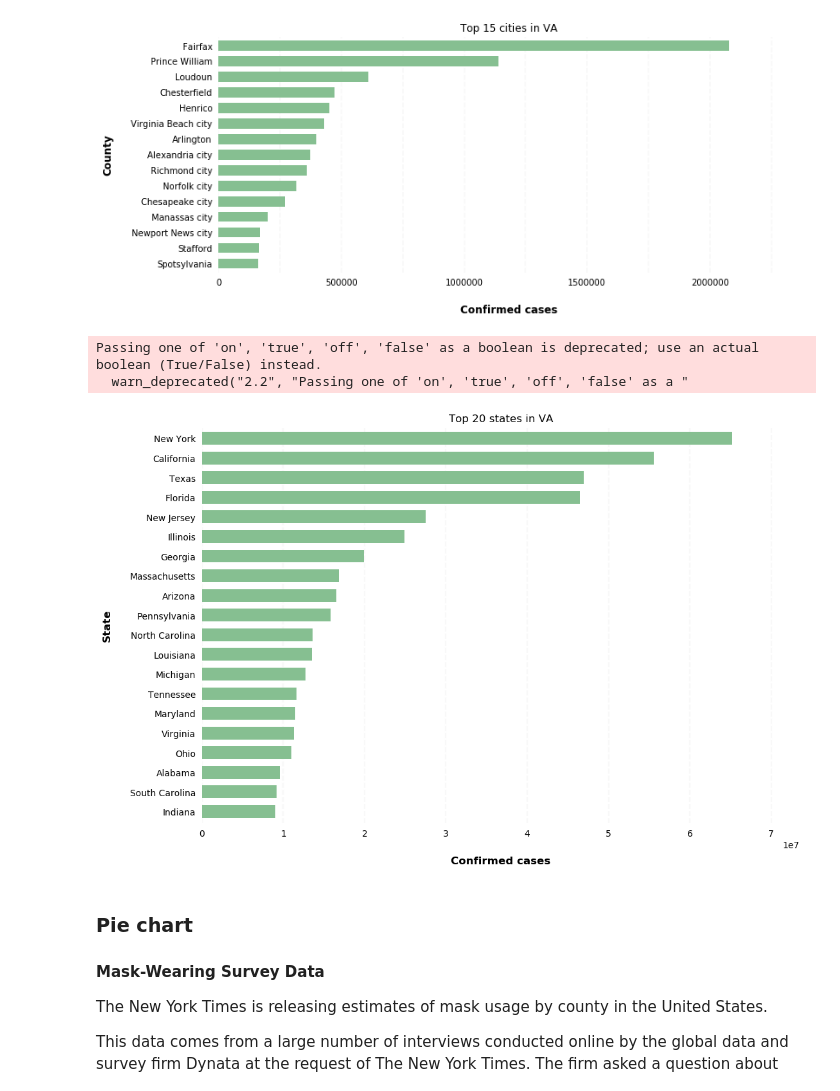
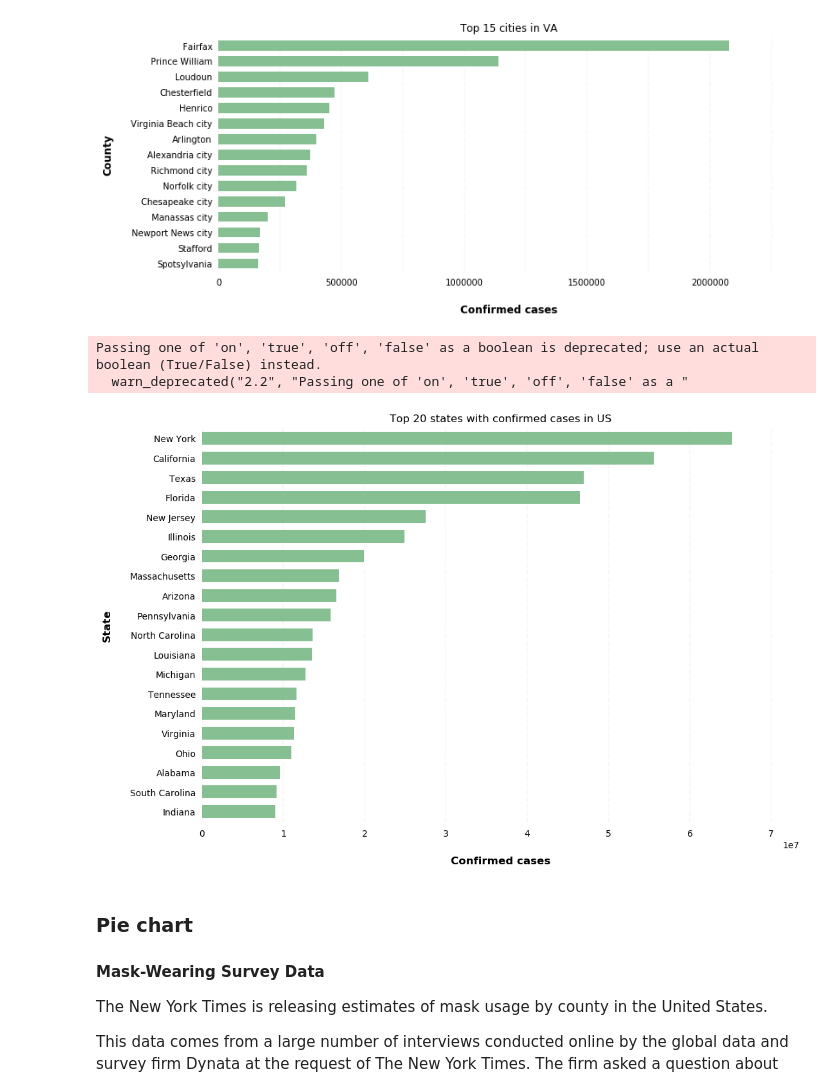
Before and after one commit to yingli9718/COVID19, a Jupyter notebook: covid19.ipynb, the cells around one changed output. Drawn from its saved outputs; the diff is of its cells as text; code cells hidden in the pictures.

```diff
--- a/covid19.ipynb
+++ b/covid19.ipynb
@@ -80,40 +106,40 @@ Text(0, 0.5, 'County')
 # %%
 plt.figure(figsize=(12,5))
 
-plt.title("Top 20 states in VA")
+plt.title("Top 20 states with confirmed cases in US")
 US_top20 = us_states.groupby('state').sum().sort_values(by=['cases']).tail(20)
 
 ax = US_top20['cases'].plot(kind='barh', figsize=(12,8), color='#86bf91', zorder=2, width=0.65)
 #ax2 = US_top20['deaths'].plot(kind='barh', figsize=(12,8), color='#86bf91', zorder=2, width=0.85)
 # Despine
 ax.spines['right'].set_visible(False)
 ax.spines['top'].set_visible(False)
 ax.spines['left'].set_visible(False)
 ax.spines['bottom'].set_visible(False)
 
 # Switch off ticks
 ax.tick_params(axis="both", which="both", bottom="off", top="off", labelbottom="on", left="off", right="off", labelleft="on")
 
 # Draw vertical axis lines
 vals = ax.get_xticks()
 for tick in vals:
     ax.axvline(x=tick, linestyle='dashed', alpha=0.4, color='#eeeeee', zorder=1)
 
 # Set x-axis label
 ax.set_xlabel("Confirmed cases", labelpad=20, weight='bold', size=12)
 
 # Set y-axis label
 ax.set_ylabel("State", labelpad=20, weight='bold', size=12)
 
 # Format y-axis label
 #ax.xaxis.set_major_formatter(StrMethodFormatter('{x:,g}'))
 
 # save figure (dpi 300 is good when saving so graph has high resolution)
 plt.savefig('bar_top20_state.png', dpi=300)
 # %% [output]
 Passing one of 'on', 'true', 'off', 'false' as a boolean is deprecated; use an actual boolean (True/False) instead.
   warn_deprecated("2.2", "Passing one of 'on', 'true', 'off', 'false' as a "
-[figure, old version]
+[figure, new version]
 # %% [markdown]
 ### Pie chart
 
```
Also changed, not shown: parts of 3 cells of this notebook, 1 other file.
